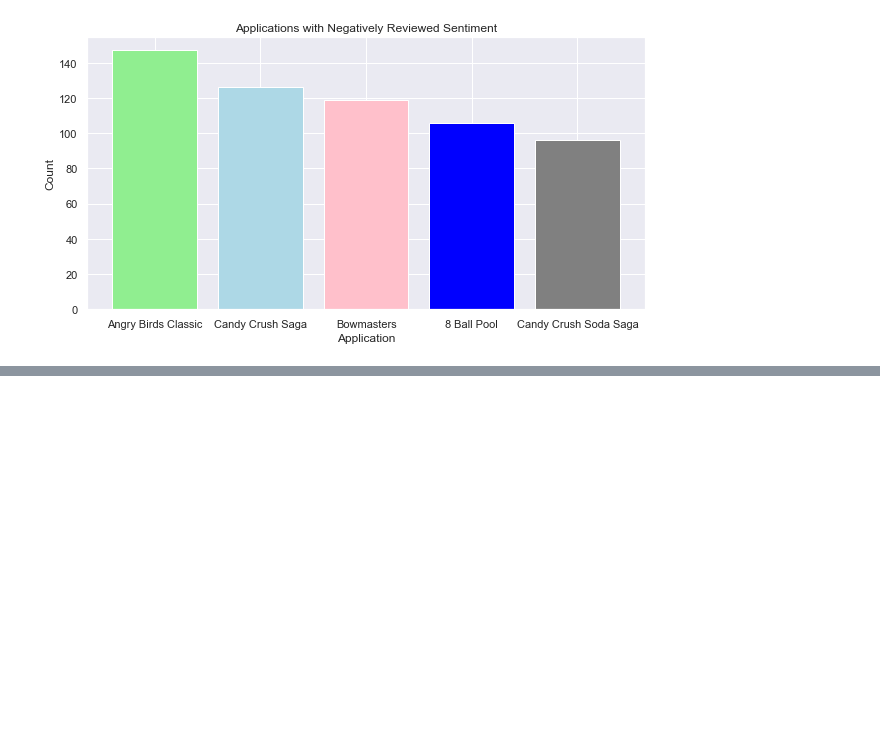
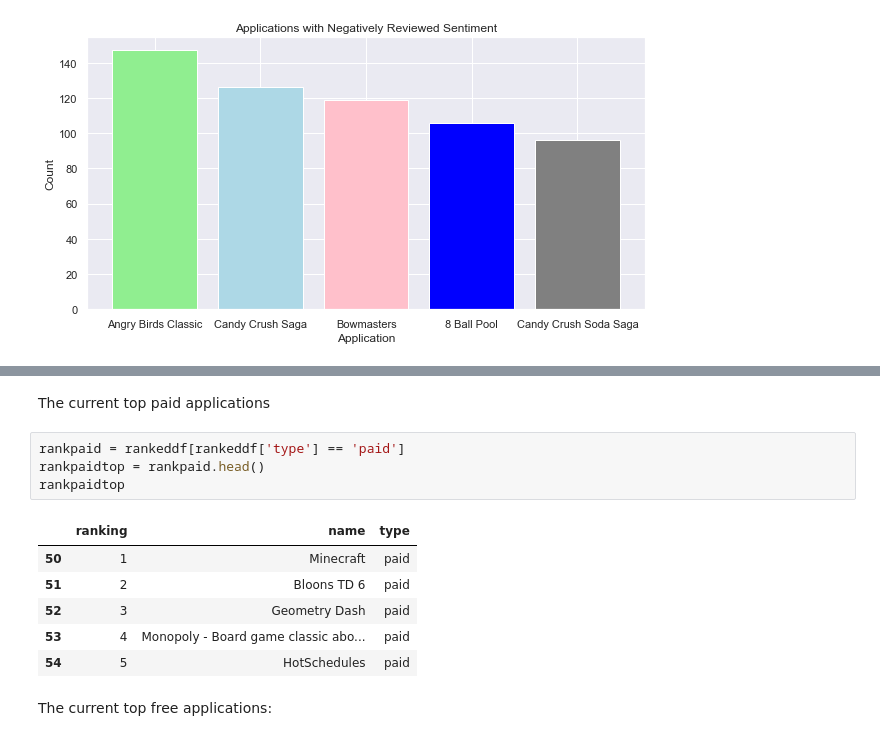
Before and after one commit to dailyfatcat/IS362_FinalProject, a Jupyter notebook: final.ipynb, the cells around one changed output, grey strips where cells are left out. Cells and saved outputs as stored; diff of their text form; blank space fills up the shorter version.

```diff
--- a/final.ipynb
+++ b/final.ipynb
@@ -250,0 +257,15 @@ plt.show()
+# %% [markdown]
+The current top paid applications
+# %%
+rankpaid = rankeddf[rankeddf['type'] == 'paid']
+rankpaidtop = rankpaid.head()
+rankpaidtop
+# %% [output]
+|  | ranking | name | type |
+| 50 | 1 | Minecraft | paid |
+| 51 | 2 | Bloons TD 6 | paid |
+| 52 | 3 | Geometry Dash | paid |
+| 53 | 4 | Monopoly - Board game classic abo... | paid |
+| 54 | 5 | HotSchedules | paid |
+# %% [markdown]
+The current top free applications:
```
Also changed, not shown: parts of 10 cells of this notebook.
